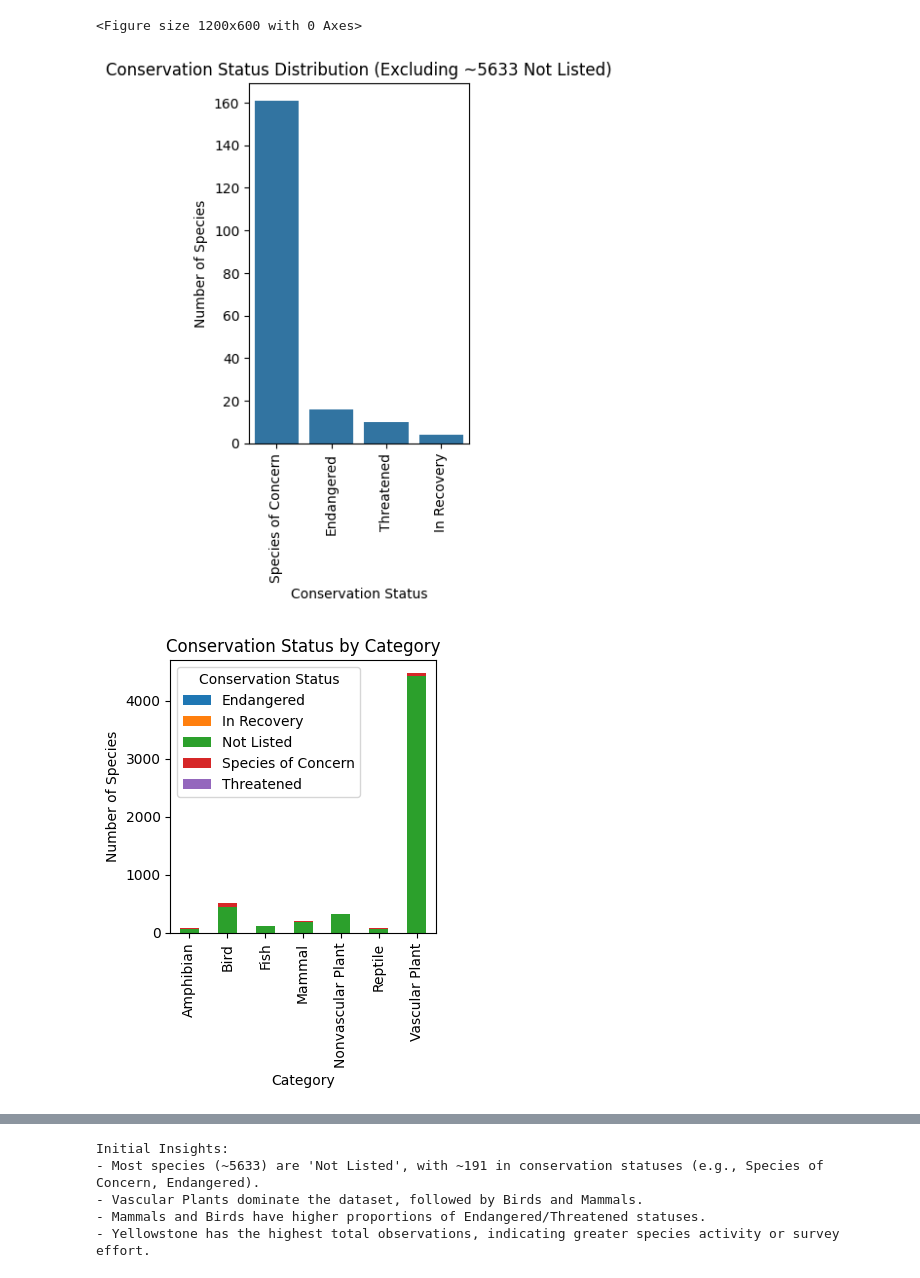
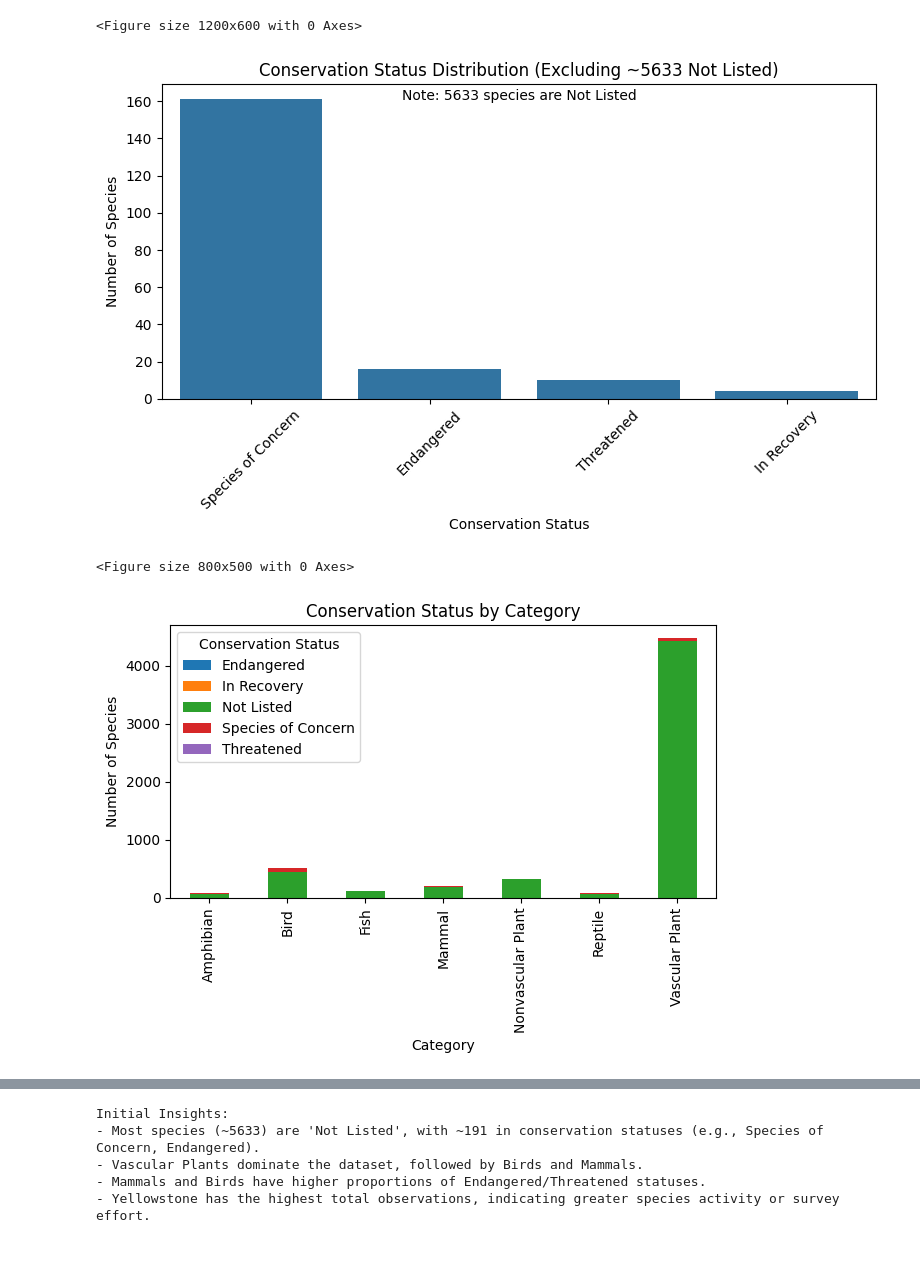
Before and after one commit to GoudyMT/National-Park-Biodiversity, a Jupyter notebook: biodiversity_starter/biodiversity.ipynb, the cells around one changed output, grey strips where cells are left out. Cells and saved outputs as stored; diff of their text form; code cells hidden in the pictures.

```diff
--- a/biodiversity_starter/biodiversity.ipynb
+++ b/biodiversity_starter/biodiversity.ipynb
@@ -296,28 +296,34 @@ plt.figure(figsize=(12, 6))
 <Figure size 1200x600 with 0 Axes>
 # %%
 # Bar Plot: Conservation Status Counts (Excluding Not Listed)
-plt.subplot(1, 2, 1)
+plt.figure(figsize=(8, 5))
 non_listed_data = species_info[species_info['conservation_status'] != 'Not Listed']
 sns.countplot(data=non_listed_data, x='conservation_status', order=non_listed_data['conservation_status'].value_counts().index)
 plt.title('Conservation Status Distribution (Excluding ~5633 Not Listed)')
 plt.xlabel('Conservation Status')
 plt.ylabel('Number of Species')
-plt.xticks(rotation=90)
+plt.xticks(rotation=45)
 not_listed_count = species_info['conservation_status'].value_counts().get('Not Listed', 0)
+plt.text(0.5, 0.95, f'Note: {not_listed_count} species are Not Listed', transform=plt.gca().transAxes, ha='center')
+plt.tight_layout()
+plt.savefig('conservation_status.png')
+plt.show()
 # %% [output]
-[figure, old version]
+[figure, new version]
 # %%
-# Bar Plot: Conservation Status by Category
-plt.subplot(1, 2, 2)
-status_by_category.plot(kind='bar', stacked=True, ax=plt.gca())
+# Stacked Bar Plot: Conservation Status by Category
+plt.figure(figsize=(8, 5))
+status_by_category = pd.crosstab(species_info['category'], species_info['conservation_status'])
+status_by_category.plot(kind='bar', stacked=True)
 plt.title('Conservation Status by Category')
 plt.xlabel('Category')
 plt.ylabel('Number of Species')
 plt.legend(title='Conservation Status')
 plt.tight_layout()
-
+plt.savefig('status_by_category.png')
 plt.show()
 # %% [output]
+<Figure size 800x500 with 0 Axes>
-[figure, old version]
+[figure, new version]
 # %%
 # Box Plot: Observations by Park
```
Also changed, not shown: parts of 4 cells of this notebook, 4 other files.
